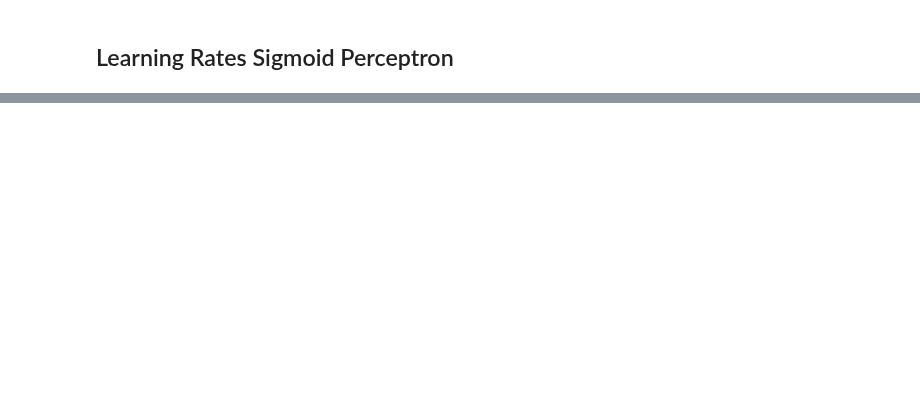
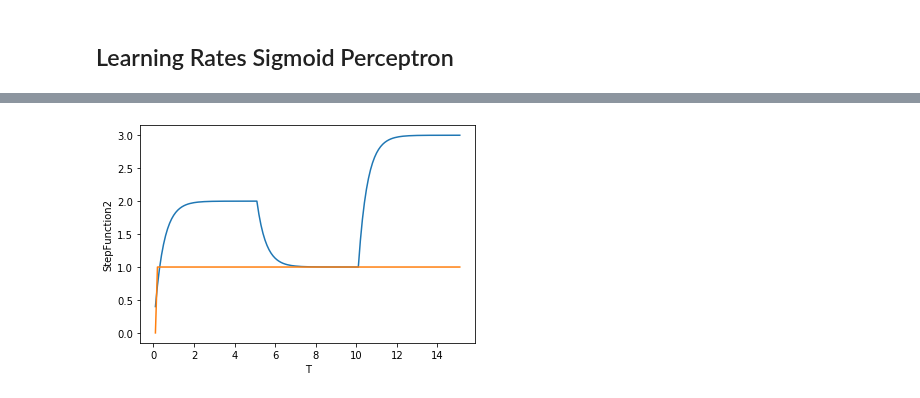
Before and after one commit to JamesDun2866/Computational-Science, a Jupyter notebook: Computational Science.ipynb, the cells around one changed output, grey strips where cells are left out. Drawn from its saved outputs; the diff is of its cells as text; code cells hidden in the pictures; blank space fills up the shorter version.

```diff
--- a/Computational Science.ipynb
+++ b/Computational Science.ipynb
@@ -469,7 +469,7 @@ def SelectedEpoch(Epochnum,PerceptonOutput): #Method to select and add to datafr
             ChosenEpoch.append(x)
     return ChosenEpoch #return the data from that epoch
 
-def train_weights_step(array, lr, Epochs): #Method for sigmoid activation
+def train_weights_step(array, lr, Epochs): #Method for step activation
     Weight = [0,random.uniform(0,1),random.uniform(0,1),random.uniform(0,1)] # initialise 3 weights and 3 bias weights
     for Epoch in range(Epochs): #for each epoch
         Output = [] #delcare the output array
@@ -497,7 +497,7 @@ def train_weights_step(array, lr, Epochs): #Method for sigmoid activation
 
 def predict(x, weight): #Declare the perceptron
     activation = 0  #set the default activation to 0
-    activation = weight[1]
+    activation = weight[0]
     for i in range(len(x)-1):
         activation = activation + weight[i + 1]*x[i] #times the wight by x and add it to activation
     return 1 if activation <= 0 else 0 # if the result of the activation is greater than or equal to0.5 return true else false
@@ -597,0 +598,37 @@ Stepplt = sns.lineplot(x="T", y="SigmoidPerceptronLR0001", data=df1) #plot predi
+# %%
+def perceptron(data, l_rate, n_epoch):
+    predictions = []
+    weights = train_weights_step(data, l_rate, n_epoch)
+    for x in data:
+        prediction = predict(x, weights)
+        predictions.append(prediction)
+    return(predictions)
+
+
+def train_weights_step(array, lr, Epochs): #Method for step activation
+    Weight = [0,random.uniform(0,1),random.uniform(0,1),random.uniform(0,1)] # initialise 3 weights
+    for Epoch in range(Epochs): #for each epoch
+        Output = [] #delcare the output array
+        for x in array:# for each value in epoch array
+            prediction = predict(x,Weight) # complete prediction on result
+            delta = x[-1] - prediction #Calculate delta
+            Weight[0] = Weight[0] + lr * delta
+            for i in range(len(x)-1):
+                Weight[i + 1] = Weight[i + 1] + lr * delta * x[i]
+            Output.append(prediction) # append prediction
+        return Output #return data
+
+
+def predict(x, weight): #Declare the perceptron
+    activation = weight[0]
+    for i in range(len(x)-1):
+        activation = activation + weight[i + 1]*x[i] #times the wight by x and add it to activation
+    return 0 if activation <= 0 else 1 # if the result of the activation is greater than or equal to0.5 return true else false
+# %%
+x1 = Tuple_converter(df1['xNoise'])
+Stepfunction = perceptron(x1,0.01,10)
+df1['StepFunction2'] = Stepfunction
+t = sns.lineplot(x="T", y="X", data=df1)  #plot actual
+t2 = sns.lineplot(x="T", y="StepFunction2", data=df1) #plot predicted
+# %% [output]
+[figure, added]
```
Also changed, not shown: parts of 11 cells of this notebook.
